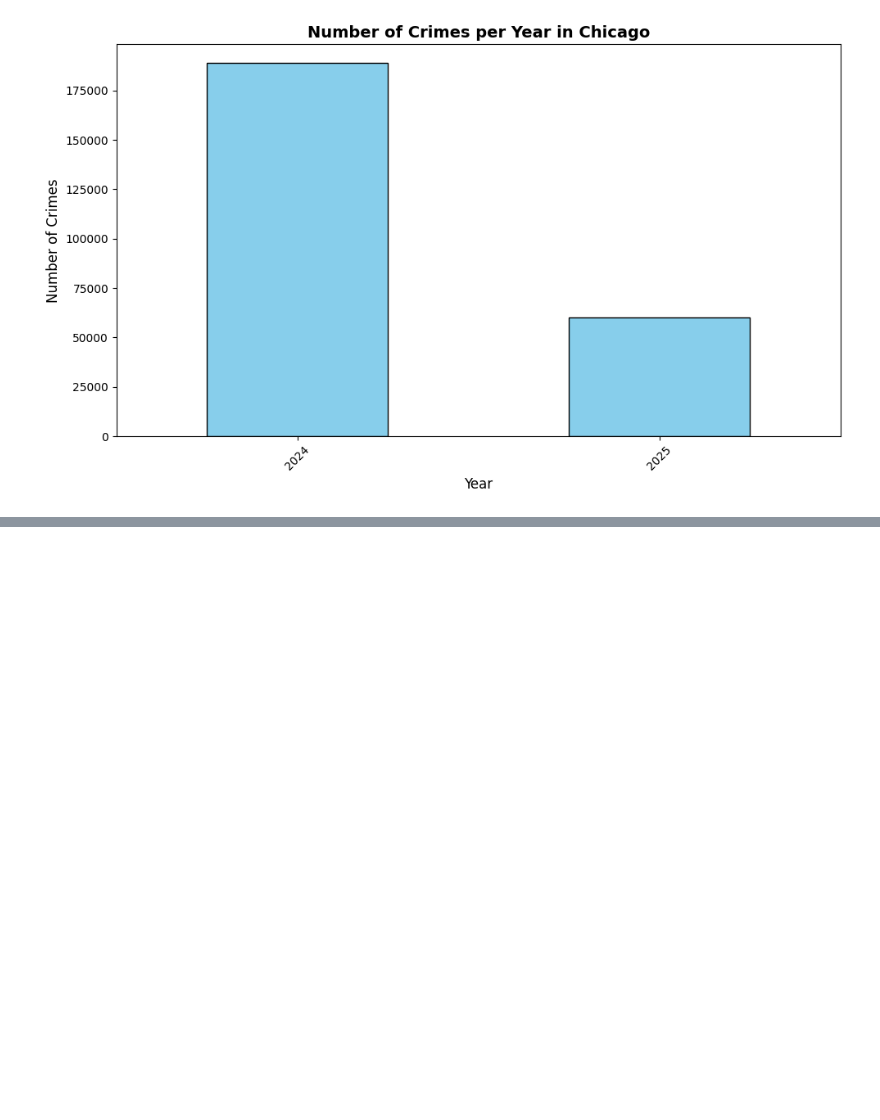
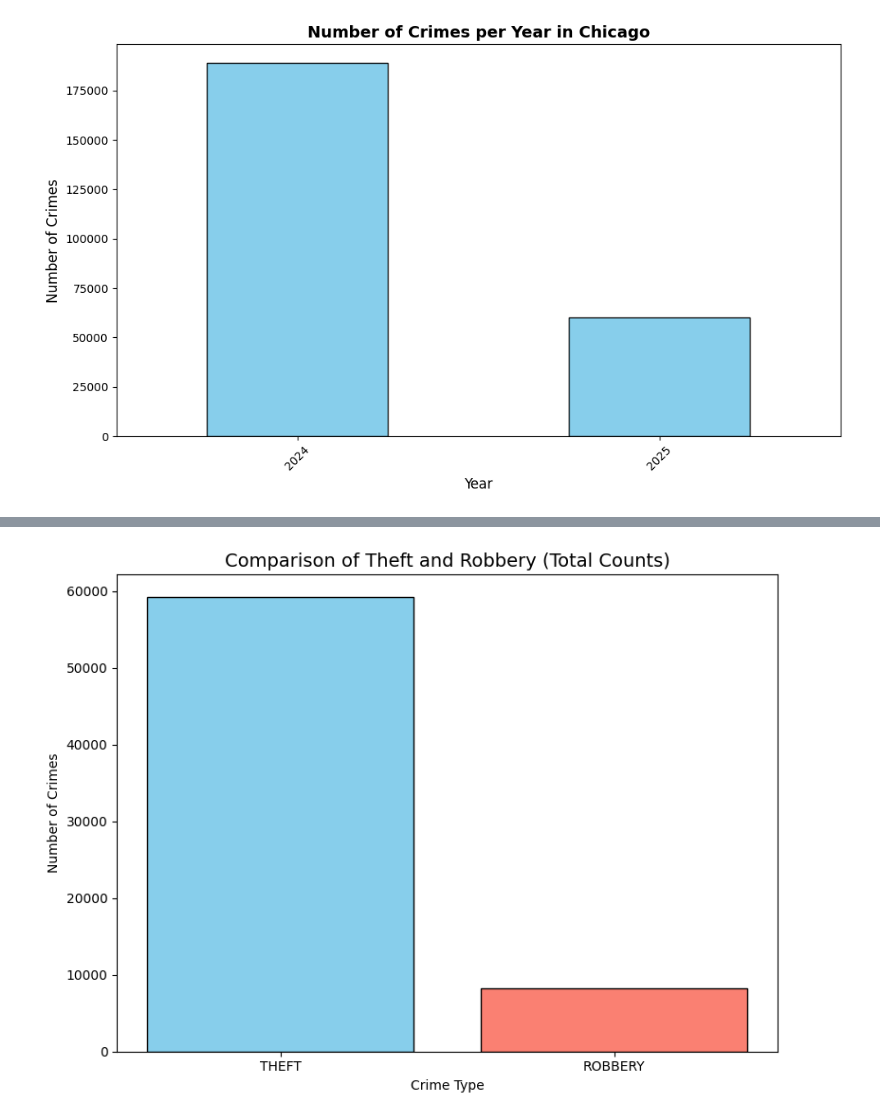
Before and after one commit to owen-decastro/PELEC_repo_of_act, a Jupyter notebook: midterm_exam.ipynb, the cells around one changed output, grey strips where cells are left out. Drawn from its saved outputs; the diff is of its cells as text; code cells hidden in the pictures; blank space fills up the shorter version.

```diff
--- a/midterm_exam.ipynb
+++ b/midterm_exam.ipynb
@@ -416,0 +582,14 @@ plt.show()
+# %%
+crime1 = "THEFT"
+crime2 = "ROBBERY"
+crime_counts = df['Primary Type'].value_counts()
+selected_counts = crime_counts[[crime1, crime2]]
+plt.figure(figsize=(8,6))
+plt.bar(selected_counts.index, selected_counts.values, color=['skyblue', 'salmon'], edgecolor='black')
+plt.title("Comparison of Theft and Robbery (Total Counts)", fontsize=14)
+plt.xlabel("Crime Type")
+plt.ylabel("Number of Crimes")
+plt.tight_layout()
+plt.show()
+# %% [output]
+[figure, added]
```
Also changed, not shown: parts of 36 cells of this notebook.
